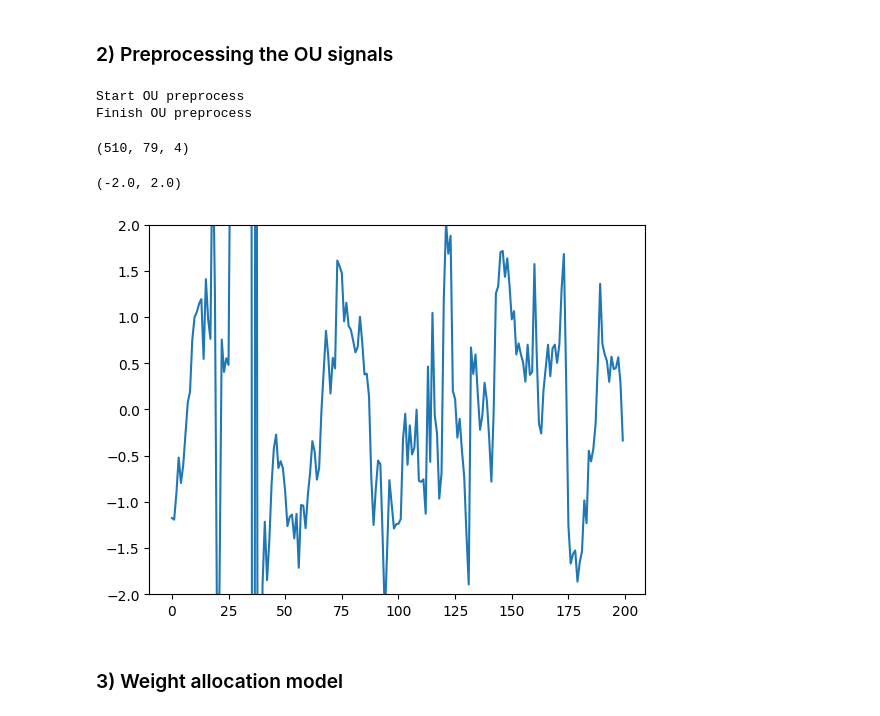
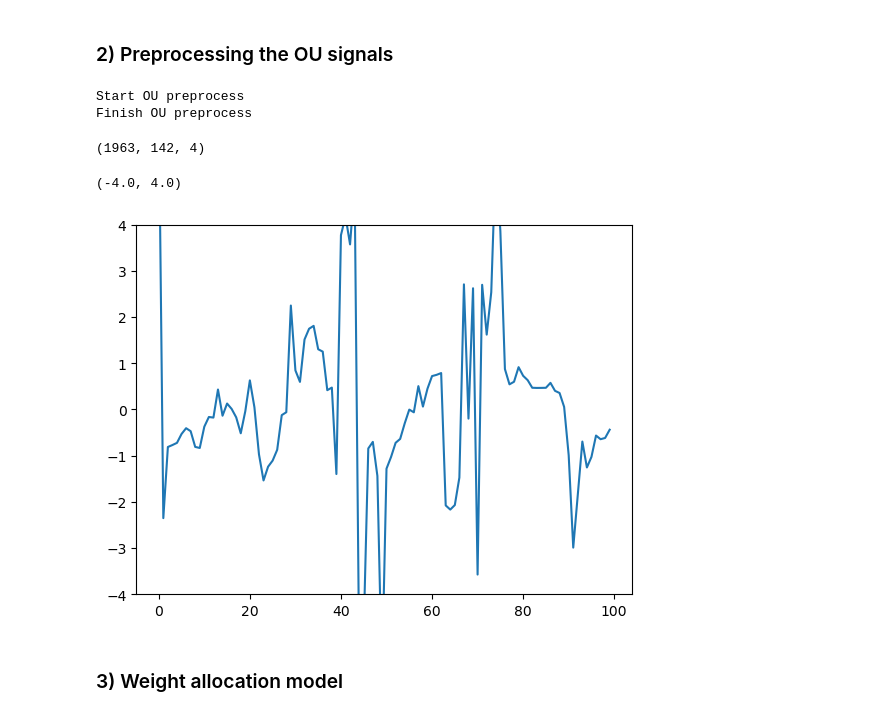
Before and after one commit to quintengeerts2000/Ornstein-Uhlenbeck-statistical-arbitrage-, a Jupyter notebook: OU_revisited.ipynb, the cells around one changed output. Cells and saved outputs as stored; diff of their text form; code cells hidden in the pictures.

Commit message:
finished in sample backtest

```diff
--- a/OU_revisited.ipynb
+++ b/OU_revisited.ipynb
@@ -17,6 +17,10 @@ import torch
 import torch.nn as nn
 import time
 # %%
-pct_ret = pd.read_csv('pct_returns.csv').set_index('close_time')
-pct_ret = pct_ret.loc[:,pct_ret.max() < 1]
+price_data  = pd.read_csv('futures_data.csv').set_index('close_time')
+returns     = price_data.pct_change(1)
+in_sample   = returns[:3*len(returns)//4]
+out_sample  = returns[3*len(returns)//4+1:]
+
+pct_ret     = in_sample.loc[:,in_sample.max() < 1]
 #log_ret = pd.read_csv('log_returns.csv').set_index('close_time')[1:len(pct_ret)//2]
@@ -164,15 +151,15 @@ windows.shape #AXIS 0: time t, AXIS 1: asset, AXIS 2: signal value, mu, sigma, R
 # %% [output]
 Start OU preprocess
 Finish OU preprocess
-(510, 79, 4)
+(1963, 142, 4)
 # %%
 # following plot shows the generated signal for RUNEUSDT
 # judging by this plot it looks pretty solid
-plt.plot(((windows[-200:,1,0] - windows[-200:,1,1]) / windows[-200:,1,2]))
-plt.ylim([-2,2])
+plt.plot(((windows[-100:,1,0] - windows[-100:,1,1]) / windows[-100:,1,2]))
+plt.ylim([-4,4])
 # %% [output]
-(-2.0, 2.0)
+(-4.0, 4.0)
-[figure, old version]
+[figure, new version]
 # %% [markdown]
 ### 3) Weight allocation model
 # %%
```
Also changed, not shown: parts of 21 cells of this notebook, 1 other file.
